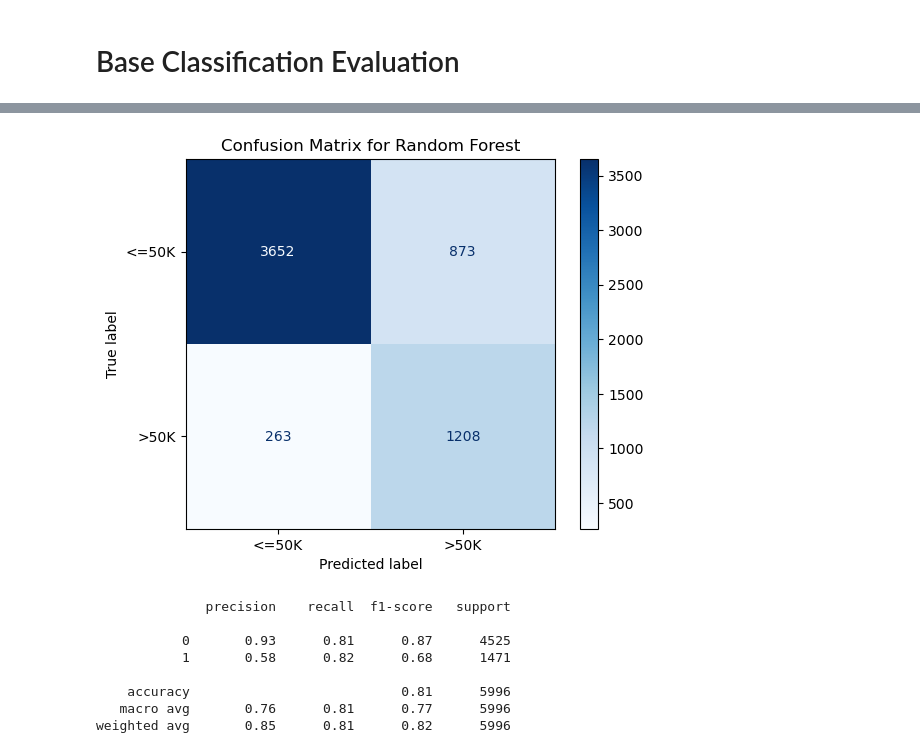
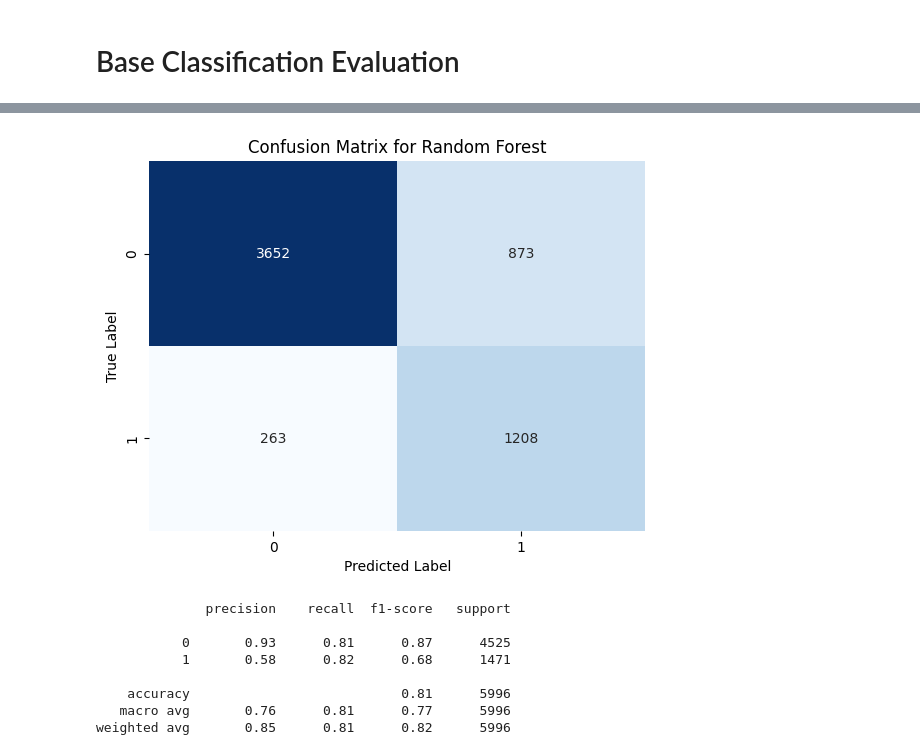
Before and after one commit to calvin050101/6006CEM-Project, a Jupyter notebook: Adult Census Income/census_03_model_training.ipynb, the cells around one changed output, grey strips where cells are left out. Cells and saved outputs as stored; diff of their text form; code cells hidden in the pictures.

```diff
--- a/Adult Census Income/census_03_model_training.ipynb
+++ b/Adult Census Income/census_03_model_training.ipynb
@@ -2,7 +6,7 @@
 import matplotlib.pyplot as plt
 import joblib
 
-X_train, X_test, y_train, y_test = joblib.load('artifacts/final_census_data.pkl')
+X_train, X_test, y_train, y_test = joblib.load('/content/6006CEM-Project/Adult Census Income/artifacts/final_census_data.pkl')
 # %%
 y_probas = {}
 ap_scores = {}  # store average precision
@@ -51,6 +51,0 @@ def evaluate_model(model: ClassifierMixin, X_test, y_test, name=None):
-# %%
-from sklearn.tree import DecisionTreeClassifier
-model_name = "Decision Tree"
-
-dt_model = DecisionTreeClassifier(random_state=42)
-dt_model.fit(X_train, y_train)
@@ -125,14 +226,16 @@ weighted avg       0.84      0.81      0.81      5996
 # %%
-disp = ConfusionMatrixDisplay.from_estimator(
-    rf_model,
-    X_test,
-    y_test,
-    display_labels=["<=50K", ">50K"],
-    cmap=plt.cm.Blues,
-    normalize=None
-)
-disp.ax_.set_title(f"Confusion Matrix for Random Forest")
+from sklearn.metrics import confusion_matrix
+import seaborn as sns
+
+y_pred = rf_model.predict(X_test)
+
+cm = confusion_matrix(y_test, y_pred)
+
+sns.heatmap(cm, annot=True, fmt='d', cmap='Blues', cbar=False)
+plt.xlabel('Predicted Label')
+plt.ylabel('True Label')
+plt.title('Confusion Matrix for Random Forest')
 plt.show()
 # %% [output]
-[figure, old version]
+[figure, new version]
 # %%
```
Also changed, not shown: parts of 41 cells of this notebook.
